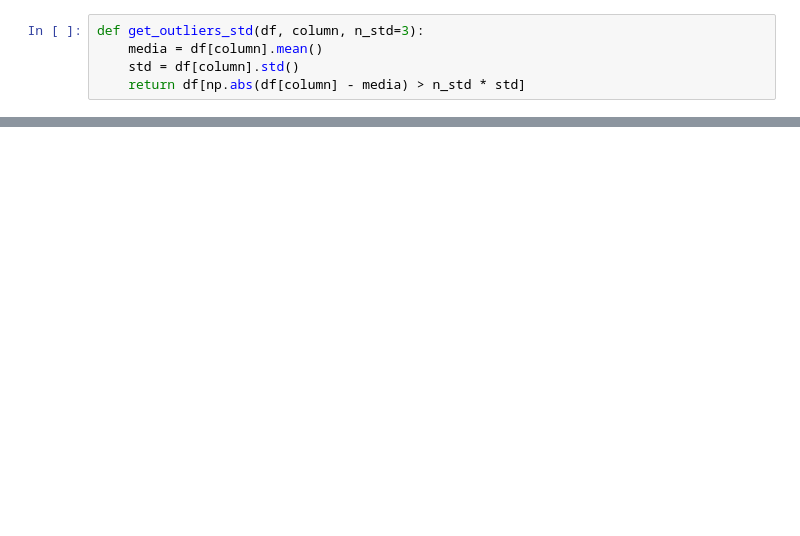
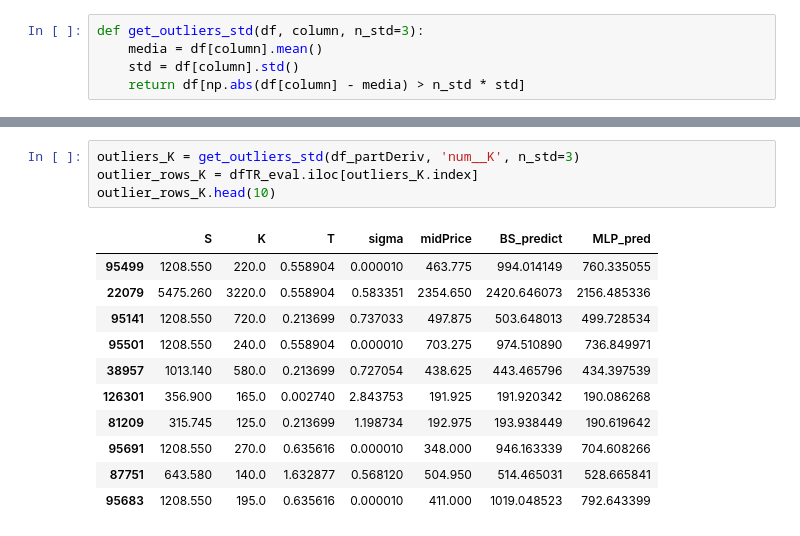
Before and after one commit to juansanchezf/interpretable-option-pricing, a Jupyter notebook: notebooks/BSvsMLP.ipynb, the cells around one changed output, grey strips where cells are left out. Saved outputs shown, nothing was run; the diff lists cells and outputs as text; blank space fills up the shorter version.

```diff
--- a/notebooks/BSvsMLP.ipynb
+++ b/notebooks/BSvsMLP.ipynb
@@ -342,2 +442,18 @@ outlier_rows.head(50)
+# %%
+outliers_K = get_outliers_std(df_partDeriv, 'num__K', n_std=3)
+outlier_rows_K = dfTR_eval.iloc[outliers_K.index]
+outlier_rows_K.head(10)
+# %% [output]
+|  | S | K | T | sigma | midPrice | BS_predict | MLP_pred |
+| 95499 | 1208.550 | 220.0 | 0.558904 | 0.000010 | 463.775 | 994.014149 | 760.335055 |
+| 22079 | 5475.260 | 3220.0 | 0.558904 | 0.583351 | 2354.650 | 2420.646073 | 2156.485336 |
+| 95141 | 1208.550 | 720.0 | 0.213699 | 0.737033 | 497.875 | 503.648013 | 499.728534 |
+| 95501 | 1208.550 | 240.0 | 0.558904 | 0.000010 | 703.275 | 974.510890 | 736.849971 |
+| 38957 | 1013.140 | 580.0 | 0.213699 | 0.727054 | 438.625 | 443.465796 | 434.397539 |
+| 126301 | 356.900 | 165.0 | 0.002740 | 2.843753 | 191.925 | 191.920342 | 190.086268 |
+| 81209 | 315.745 | 125.0 | 0.213699 | 1.198734 | 192.975 | 193.938449 | 190.619642 |
+| 95691 | 1208.550 | 270.0 | 0.635616 | 0.000010 | 348.000 | 946.163339 | 704.608266 |
+| 87751 | 643.580 | 140.0 | 1.632877 | 0.568120 | 504.950 | 514.465031 | 528.665841 |
+| 95683 | 1208.550 | 195.0 | 0.635616 | 0.000010 | 411.000 | 1019.048523 | 792.643399 |
 # %%
 outlier_rows[outlier_rows['sigma']== 0].head(50)
```
Also changed, not shown: parts of 17 cells of this notebook, 3 other files.
